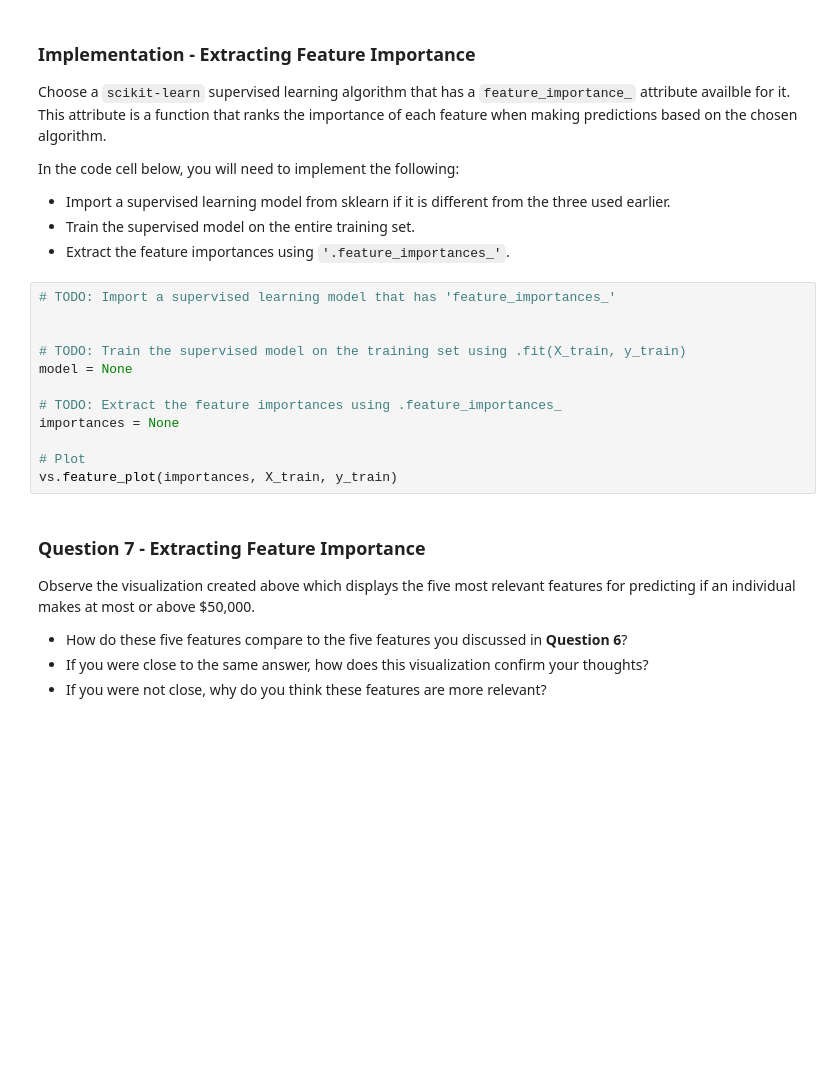
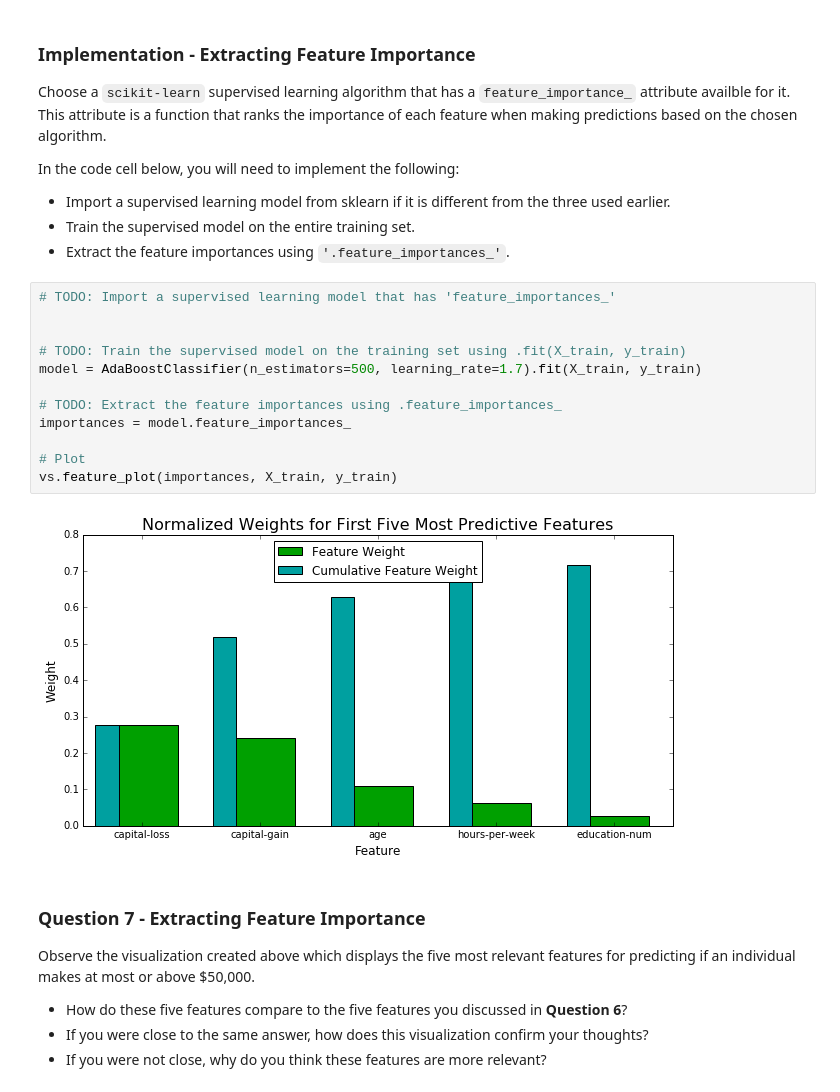
Before and after one commit to Sup-Dev/machine-learning, a Jupyter notebook: projects/finding_donors/finding_donors.ipynb, the cells around one changed output. Cells and saved outputs as stored; diff of their text form; blank space fills up the shorter version.

```diff
--- a/projects/finding_donors/finding_donors.ipynb
+++ b/projects/finding_donors/finding_donors.ipynb
@@ -491,15 +545,17 @@ In the code cell below, you will need to implement the following:
 # %%
 # TODO: Import a supervised learning model that has 'feature_importances_'
 
 
 # TODO: Train the supervised model on the training set using .fit(X_train, y_train)
-model = None
+model = AdaBoostClassifier(n_estimators=500, learning_rate=1.7).fit(X_train, y_train)
 
 # TODO: Extract the feature importances using .feature_importances_
-importances = None
+importances = model.feature_importances_
 
 # Plot
 vs.feature_plot(importances, X_train, y_train)
+# %% [output]
+[figure, added]
 # %% [markdown]
 ### Question 7 - Extracting Feature Importance
 
```
Also changed, not shown: parts of 21 cells of this notebook, 1 other file.
